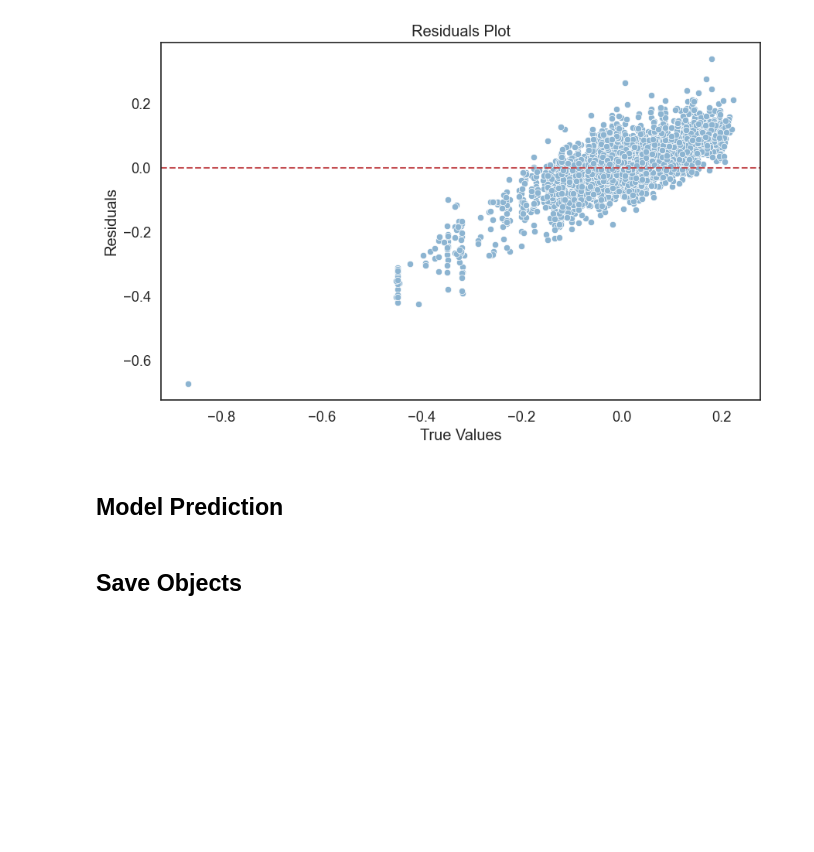
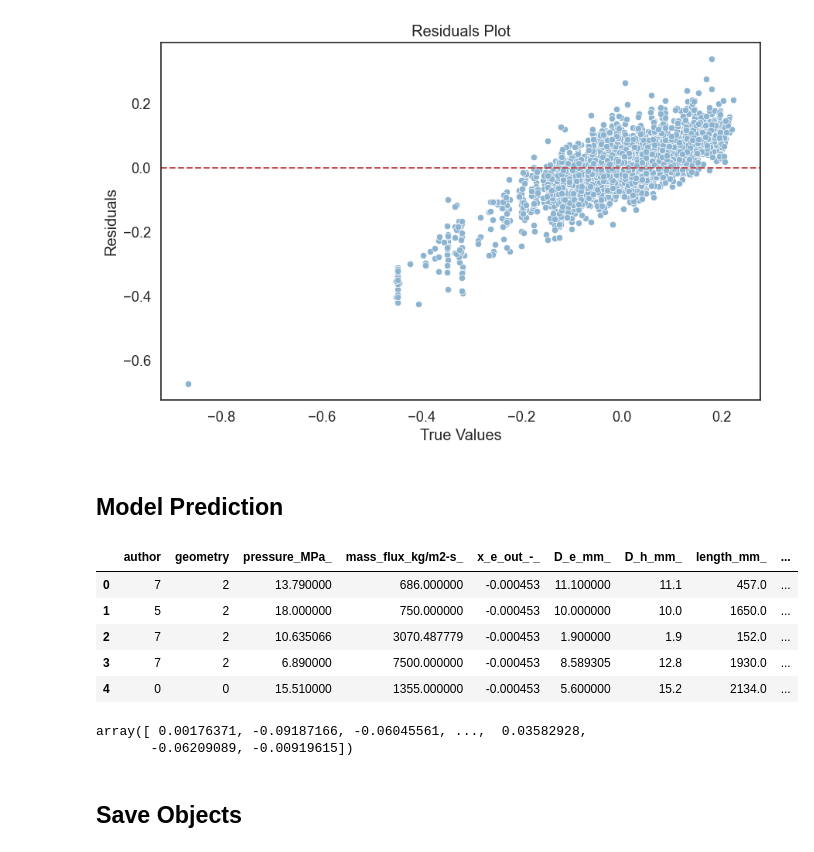
Before and after one commit to sumanth-jag1995/heat-flux-prediction, a Jupyter notebook: notebook/heat_flux.ipynb, the cells around one changed output. Saved outputs shown, nothing was run; the diff lists cells and outputs as text; code cells hidden in the pictures; blank space fills up the shorter version.

```diff
--- a/notebook/heat_flux.ipynb
+++ b/notebook/heat_flux.ipynb
@@ -192,2 +198,0 @@ def preprocess_data(train, cat_cols, num_cols):
-# %%
-processed_df = preprocess_data(train, cat_features, num_features)
@@ -377,3 +375,43 @@ plt.show()
+# %%
+# Copy the original dataframe to avoid modifying the original data
+processed_test_df = test.copy()
+
+# Handling missing values in numerical variables
+processed_test_df[num_features] = num_imputer.transform(processed_test_df[num_features])
+
+# Handling missing values in categorical variables
+processed_test_df[cat_features] = cat_imputer.transform(processed_test_df[cat_features])
+
+# Label encoding for categorical variables
+for col in cat_features:
+    processed_test_df[col] = label_encoders[col].transform(processed_test_df[col].astype(str))
+
+# Preprocess column names as some regressors in the ensemble can't handle column names not having alphanumeric or underscore
+processed_test_df.columns = [re.sub(r'[\[\]<>\s]+', '_', col) for col in processed_df.columns]
+processed_test_df.head()
+# %% [output]
+|  | author | geometry | pressure_MPa_ | mass_flux_kg/m2-s_ | x_e_out_-_ | D_e_mm_ | D_h_mm_ | length_mm_ | ... |
+| 0 | 7 | 2 | 13.790000 | 686.000000 | -0.000453 | 11.100000 | 11.1 | 457.0 | ... |
+| 1 | 5 | 2 | 18.000000 | 750.000000 | -0.000453 | 10.000000 | 10.0 | 1650.0 | ... |
+| 2 | 7 | 2 | 10.635066 | 3070.487779 | -0.000453 | 1.900000 | 1.9 | 152.0 | ... |
+| 3 | 7 | 2 | 6.890000 | 7500.000000 | -0.000453 | 8.589305 | 12.8 | 1930.0 | ... |
+| 4 | 0 | 0 | 15.510000 | 1355.000000 | -0.000453 | 5.600000 | 15.2 | 2134.0 | ... |
+# %%
+# Preprocess the data
+test_X = processed_test_df.drop('x_e_out_-_', axis=1)
+
+# Scale
+X_test_scaled = scaler.transform(test_X)
+
+# Apply feature selection
+X_test_selected = selector.transform(X_test_scaled)
+
+# Make predictions
+y_test_pred = ensemble.predict(X_test_selected)
+y_test_pred
+# %% [output]
+array([ 0.00176371, -0.09187166, -0.06045561, ...,  0.03582928,
+       -0.06209089, -0.00919615])
 # %% [markdown]
 ## Save Objects
 # %%
```
Also changed, not shown: parts of 5 cells of this notebook, 16 other files.
